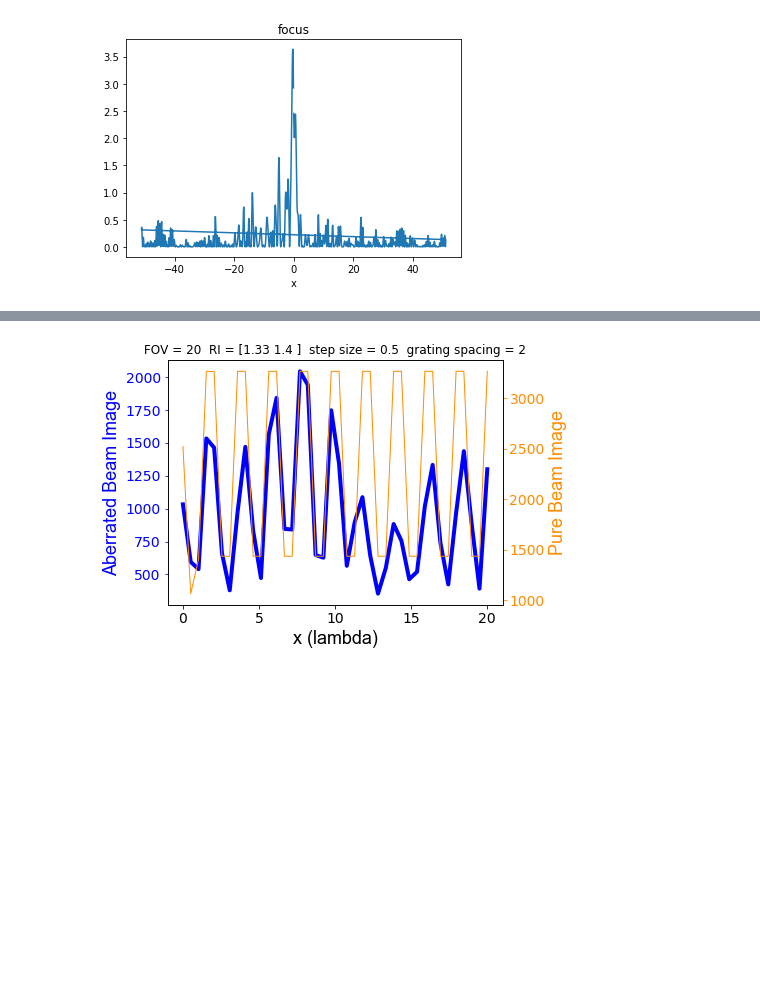
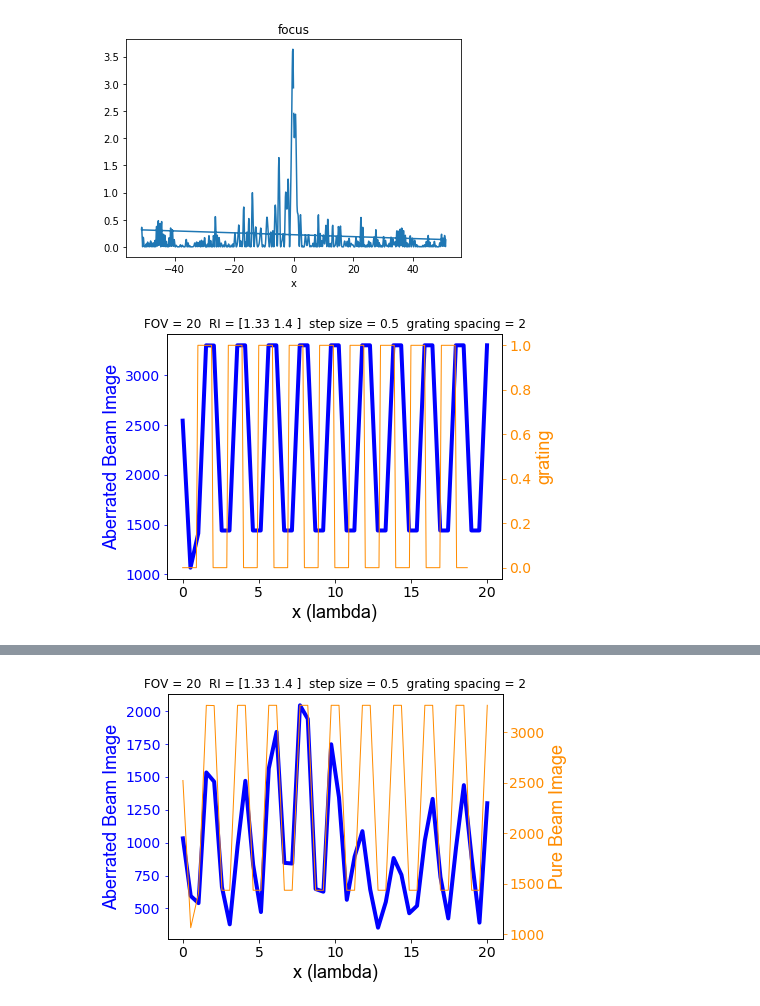
Before and after one commit to PrintRind/Turbid-Media-Propagation-Simulation, a Jupyter notebook: prop through turbid medium0604.ipynb, the cells around one changed output, grey strips where cells are left out. Drawn from its saved outputs; the diff is of its cells as text; code cells hidden in the pictures; blank space fills up the shorter version.

```diff
--- a/prop through turbid medium0604.ipynb
+++ b/prop through turbid medium0604.ipynb
@@ -266,10 +283,12 @@ Text(0.5,0,'x')
 [figure]
 [figure]
 # %%
-def grating1D(spacing, sample):
+def grating1D(spacing):
     "Creates a grating structure with frequency 1/spacing where 'spacing' is in units of wavelength"
     grating=((x+u[1]/2) % spacing)>=spacing/2
     return grating
+# %%
+grating = grating1D(2)
 # %%
 def scan(E_0, sample, grating_spacing_in, stepsize_in, FOVin):
     '''Steps beam propagated through 'sample' across grating with spacing 'grating_spacing' with a step size 'stepsize' and field of view FOV in units of wavelength.'''
@@ -281,7 +300,7 @@ def scan(E_0, sample, grating_spacing_in, stepsize_in, FOVin):
     grating_spacing = grating_spacing_in
     stepsize = stepsize_in
     FOV = FOVin
-    grating = grating1D(grating_spacing, sample) #create sample grating with spacing grating_spacing in units of wavelength
+    grating = grating1D(grating_spacing) #create sample grating with spacing grating_spacing in units of wavelength
 
     m = int(stepsize/u[1])  #size of steps during beam scan
     num_steps = int(FOV/u[1]/m) #number of steps in image
@@ -297,12 +316,32 @@ def scan(E_0, sample, grating_spacing_in, stepsize_in, FOVin):
 #Define corrected input fields:
 #sample conjugated correction
 E_sample = np.zeros(N[1], dtype = 'complex')
-phi_sample = conjugated_correction(E_in, sample1, prop, inverse_prop, 200)
+phi_sample = conjugated_correction(E_in, sample2, prop, inverse_prop, 200)
 E_sample = E_in*np.exp(1j*phi_sample)
 #pupil conjugated correction
 E_pupil = np.zeros(N[1], dtype = 'complex')
-phi_pupil = correct_pupil(E_in, sample1, prop, inverse_prop)
+phi_pupil = correct_pupil(E_in, sample2, prop, inverse_prop)
 E_pupil = E_in*np.exp(1j*phi_pupil)
 
-image_pure = scan(E_in, sample1, 2, 0.5, 20)
-image_aberrated = scan(E_in, sample, 2, 0.5, 20)
+# image_pure = scan(E_in, sample1, 2, 0.5, 20)
+grating = grating1D(2)
+image_aberrated = scan(E_in, sample2, 2, 0.5, 20)
+image_pupil = scan(E_pupil, sample2, 2, 0.5, 20)
+image_sample = scan(E_sample, sample2, 2, 0.5, 20)
+# %%
+xnew = np.linspace(0, FOV, num_steps)
+
+fig, ax1 = plt.subplots(1,1,figsize=(6,4.5))
+ax1.plot(xnew, image_aberrated, 'b', linewidth = 4)
+ax1.set_ylabel('Aberrated Beam Image', color='b', fontsize =18, fontname = 'Arial')
+ax1.tick_params('y', colors='b', labelsize = 14)
+ax1.yaxis.set_label_position("left")
+ax2 = ax1.twinx()
+ax2.plot(x[512:700] ,grating[512:700], 'darkorange', linestyle="-", linewidth = 1)
+ax2.set_ylabel('grating', color='darkorange', fontsize = 18, fontname = 'Arial')
+ax2.tick_params('y', colors='darkorange', labelsize = 14)
+plt.title('FOV = ' + str(FOV) + '  RI = ' + str(RI) + '  step size = ' + str(stepsize) + '  grating spacing = ' + str(grating_spacing))
+ax1.set_xlabel('x (lambda)', fontsize = 18, fontname = 'Arial')
+ax1.tick_params('x', colors='k', labelsize = 14)
+# %% [output]
+[figure, added]
```
Also changed, not shown: parts of 4 cells of this notebook.
